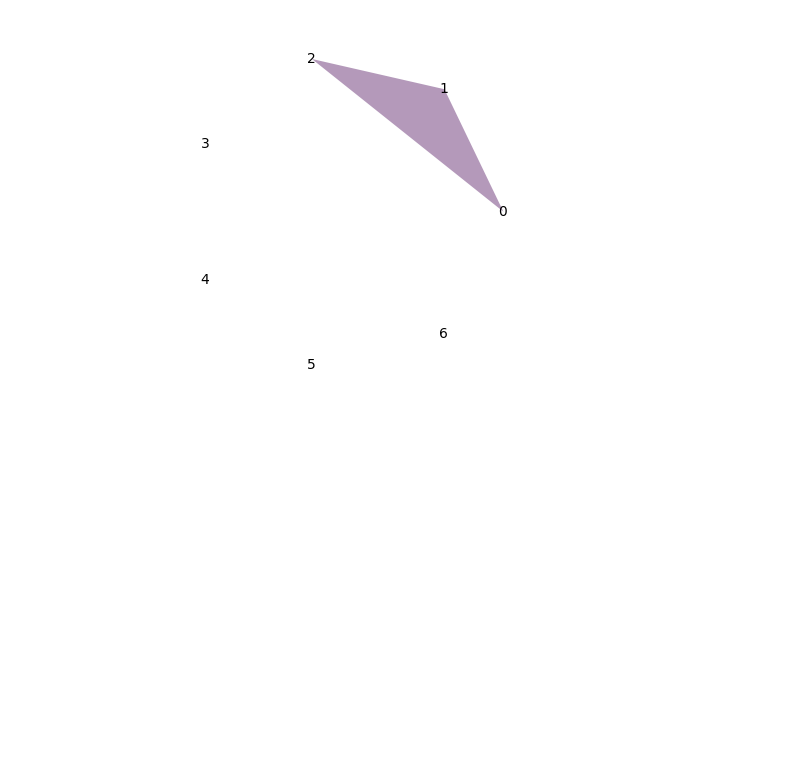
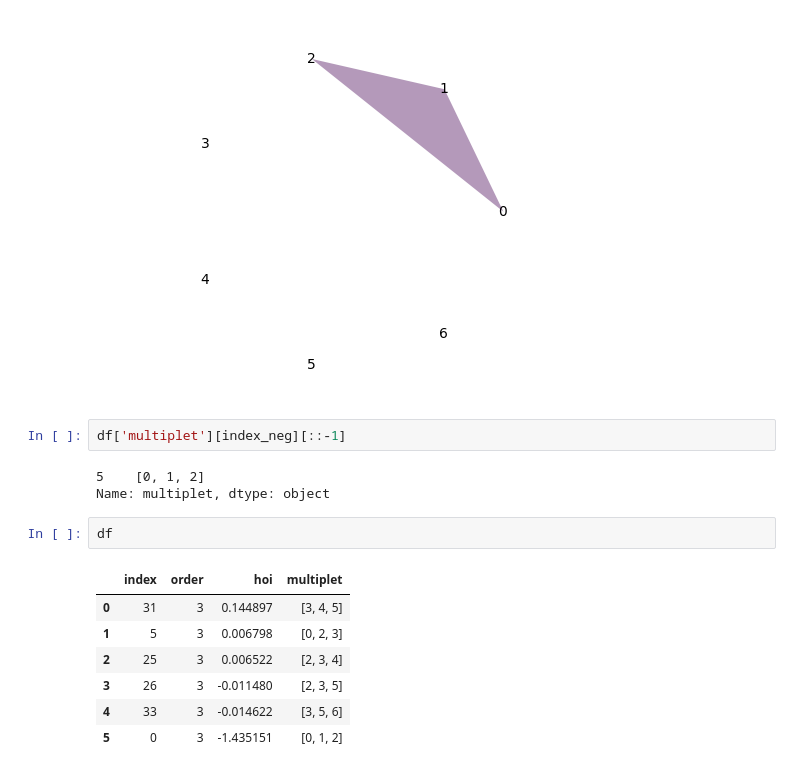
Before and after one commit to Mattehub/beyond-the-edge-tutorial, a Jupyter notebook: tutorials/HOI_Neri/tutorial_02.ipynb, the cells around one changed output. Drawn from its saved outputs; the diff is of its cells as text; blank space fills up the shorter version.

```diff
--- a/tutorials/HOI_Neri/tutorial_02.ipynb
+++ b/tutorials/HOI_Neri/tutorial_02.ipynb
@@ -168,3 +164,18 @@ xgi.draw(hype, pos=xgi.drawing.layout.circular_layout(hype), node_labels=dict_no
   <matplotlib.collections.LineCollection at 0x...>,
   <matplotlib.collections.PatchCollection at 0x...>))
 [figure]
+# %%
+df['multiplet'][index_neg][::-1]
+# %% [output]
+5    [0, 1, 2]
+Name: multiplet, dtype: object
+# %%
+df
+# %% [output]
+|  | index | order | hoi | multiplet |
+| 0 | 31 | 3 | 0.144897 | [3, 4, 5] |
+| 1 | 5 | 3 | 0.006798 | [0, 2, 3] |
+| 2 | 25 | 3 | 0.006522 | [2, 3, 4] |
+| 3 | 26 | 3 | -0.011480 | [2, 3, 5] |
+| 4 | 33 | 3 | -0.014622 | [3, 5, 6] |
+| 5 | 0 | 3 | -1.435151 | [0, 1, 2] |
```
Also changed, not shown: parts of 5 cells of this notebook, 4 other files.
